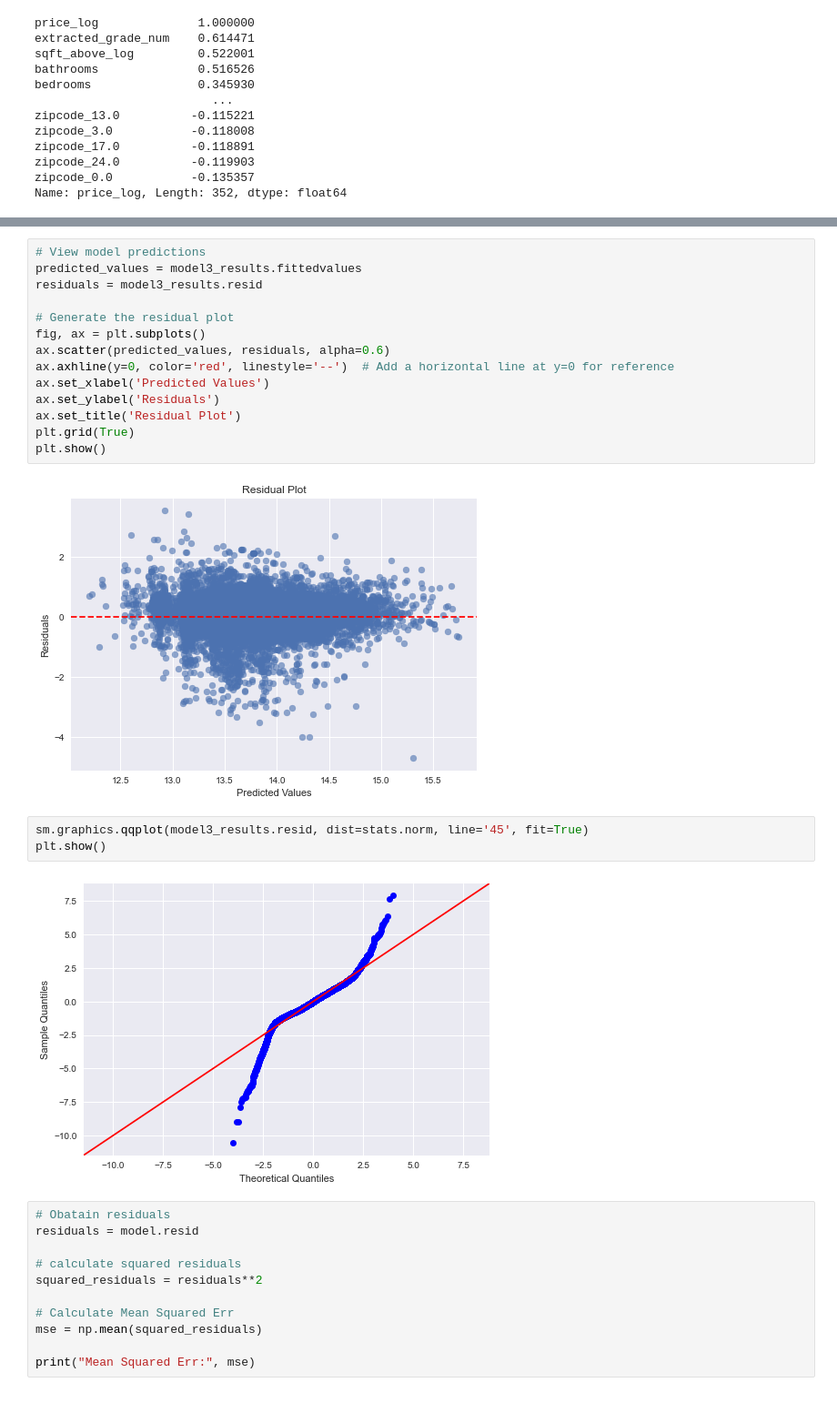
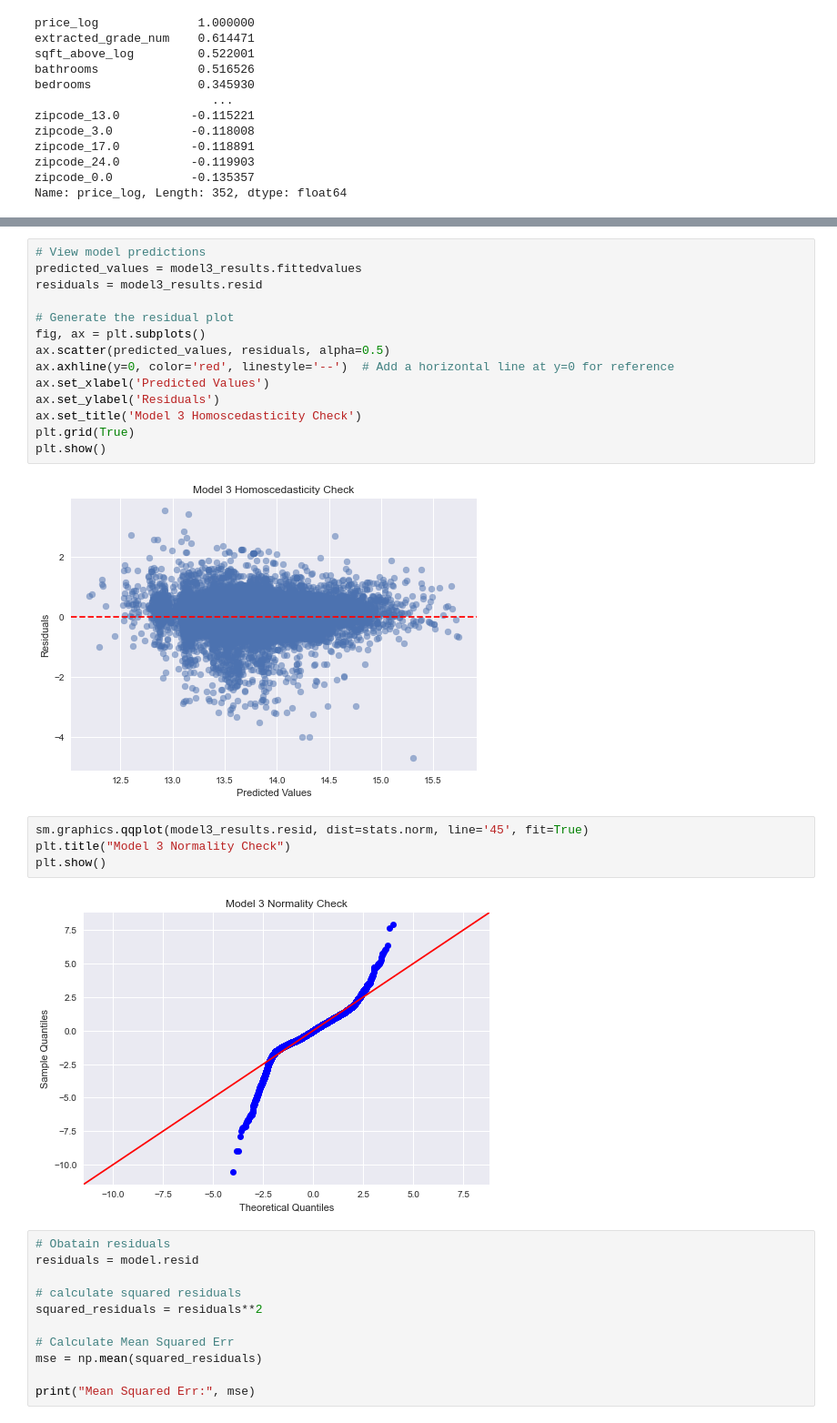
Before and after one commit to cristopher-d-delgado/Project_Linear_Regression_King_County, a Jupyter notebook: notebooks/modeling.ipynb, the cells around one changed output, grey strips where cells are left out. Shown at 91% size. Drawn from its saved outputs; the diff is of its cells as text.

```diff
--- a/notebooks/modeling.ipynb
+++ b/notebooks/modeling.ipynb
@@ -492,20 +495,21 @@ residuals = model3_results.resid
 
 # Generate the residual plot
 fig, ax = plt.subplots()
-ax.scatter(predicted_values, residuals, alpha=0.6)
+ax.scatter(predicted_values, residuals, alpha=0.5)
 ax.axhline(y=0, color='red', linestyle='--')  # Add a horizontal line at y=0 for reference
 ax.set_xlabel('Predicted Values')
 ax.set_ylabel('Residuals')
-ax.set_title('Residual Plot')
+ax.set_title('Model 3 Homoscedasticity Check')
 plt.grid(True)
 plt.show()
 # %% [output]
-[figure, old version]
+[figure, new version]
 # %%
 sm.graphics.qqplot(model3_results.resid, dist=stats.norm, line='45', fit=True)
+plt.title("Model 3 Normality Check")
 plt.show()
 # %% [output]
-[figure, old version]
+[figure, new version]
 # %%
 # Obatain residuals
 residuals = model.resid
```
Also changed, not shown: parts of 14 cells of this notebook.
